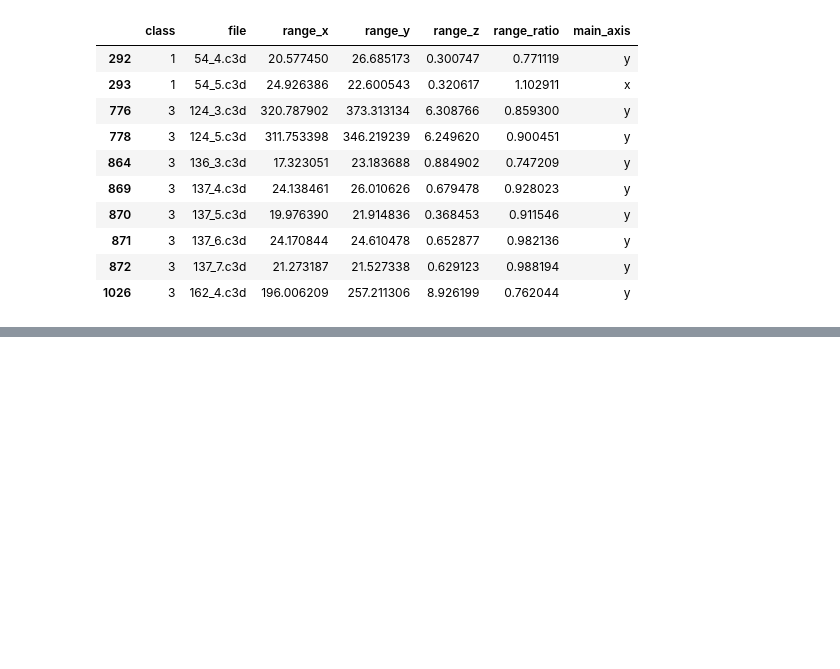
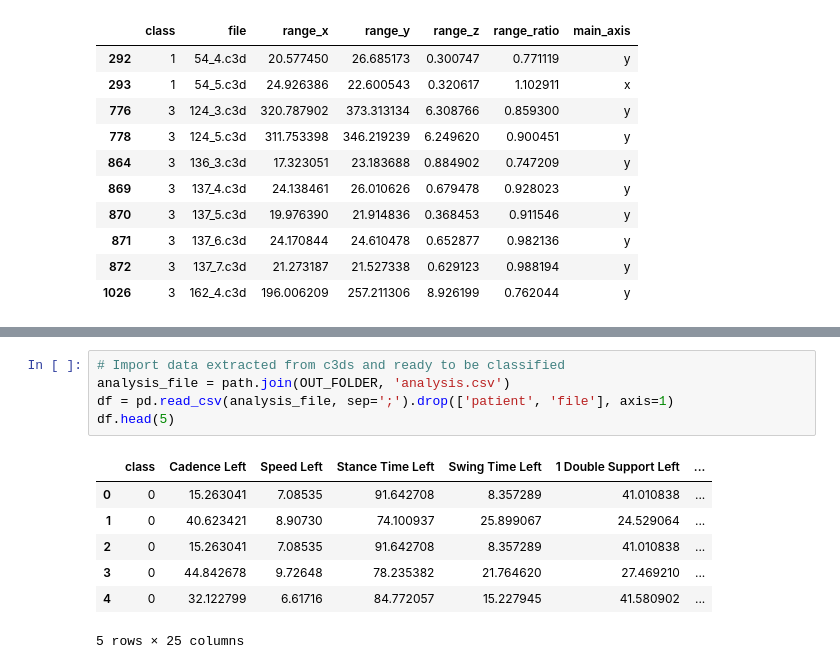
Before and after one commit to gitxchen/gaitAnalysis, a Jupyter notebook: dataAnalysis/analyze_data.ipynb, the cells around one changed output, grey strips where cells are left out. Drawn from its saved outputs; the diff is of its cells as text; blank space fills up the shorter version.

```diff
--- a/dataAnalysis/analyze_data.ipynb
+++ b/dataAnalysis/analyze_data.ipynb
@@ -818,0 +823,13 @@ df_uncertain[['class', 'file', 'range_x', 'range_y', 'range_z', 'range_ratio', '
+# %%
+# Import data extracted from c3ds and ready to be classified
+analysis_file = path.join(OUT_FOLDER, 'analysis.csv')
+df = pd.read_csv(analysis_file, sep=';').drop(['patient', 'file'], axis=1)
+df.head(5)
+# %% [output]
+|  | class | Cadence Left | Speed Left | Stance Time Left | Swing Time Left | 1 Double Support Left | ... |
+| 0 | 0 | 15.263041 | 7.08535 | 91.642708 | 8.357289 | 41.010838 | ... |
+| 1 | 0 | 40.623421 | 8.90730 | 74.100937 | 25.899067 | 24.529064 | ... |
+| 2 | 0 | 15.263041 | 7.08535 | 91.642708 | 8.357289 | 41.010838 | ... |
+| 3 | 0 | 44.842678 | 9.72648 | 78.235382 | 21.764620 | 27.469210 | ... |
+| 4 | 0 | 32.122799 | 6.61716 | 84.772057 | 15.227945 | 41.580902 | ... |
+5 rows × 25 columns
```
Also changed, not shown: parts of 5 cells of this notebook, 5 other files.
